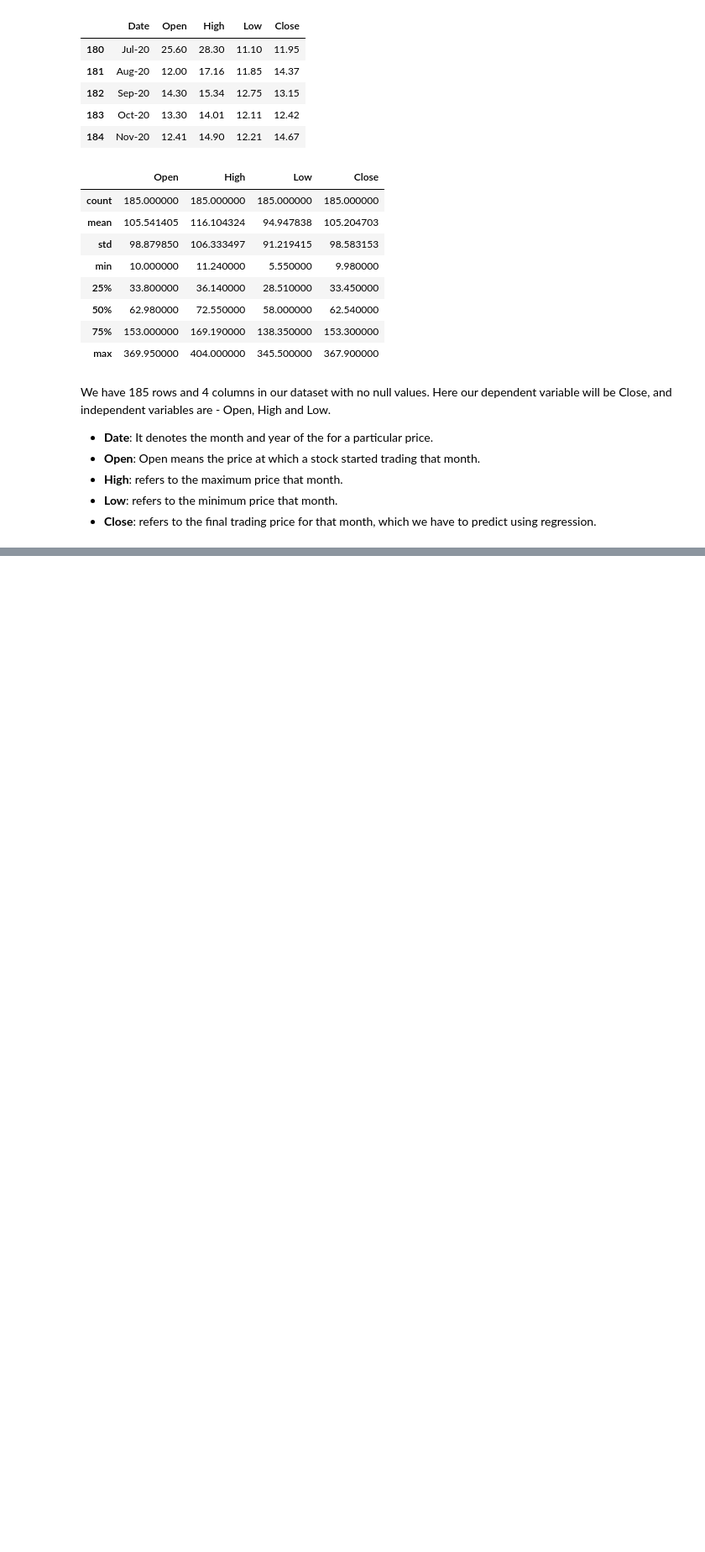
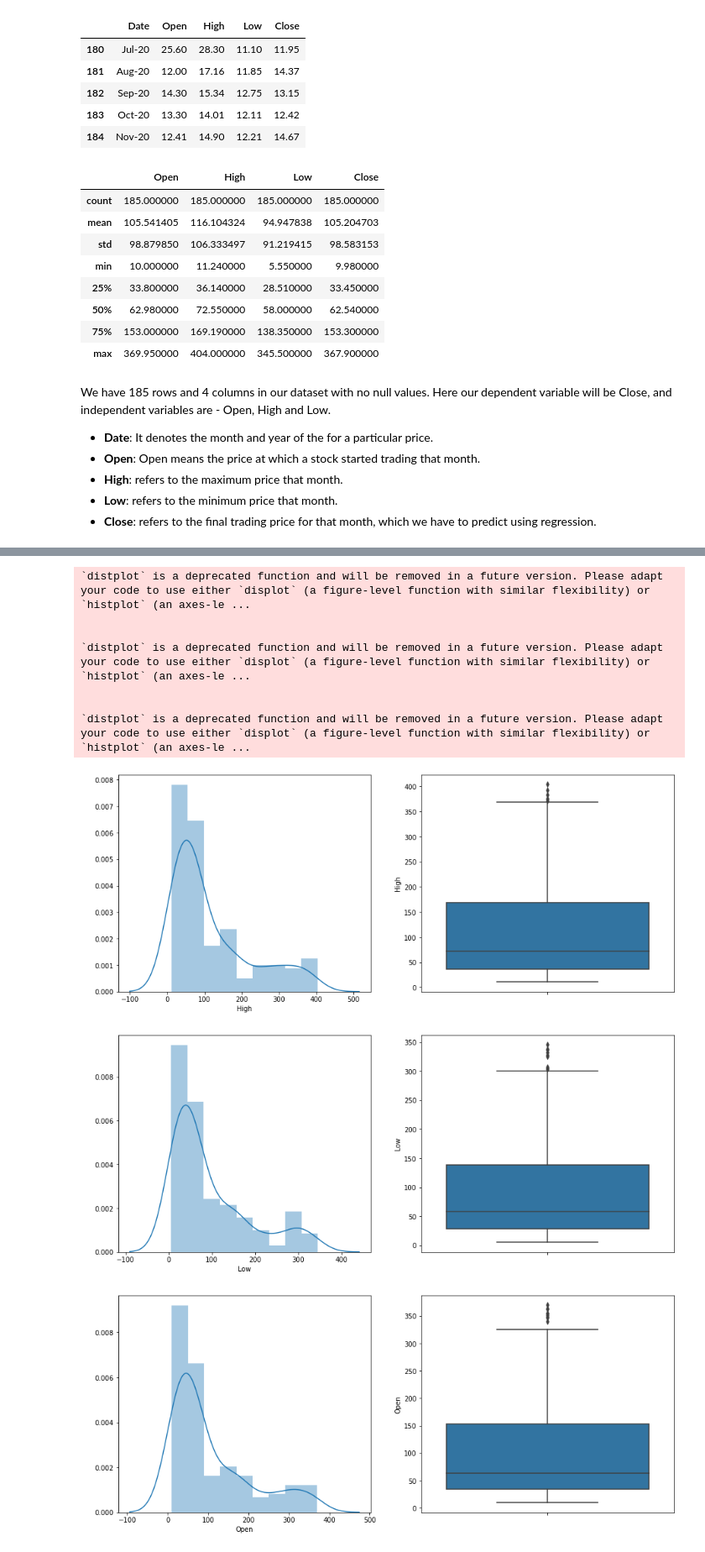
Before and after one commit to Kanika211/Yes_Bank_Stock_Closing_price, a Jupyter notebook: YES_Bank_Stock_Closing_Price.ipynb, the cells around one changed output, grey strips where cells are left out. Shown at 84% size. Drawn from its saved outputs; the diff is of its cells as text; code cells hidden in the pictures; blank space fills up the shorter version.

```diff
--- a/YES_Bank_Stock_Closing_Price.ipynb
+++ b/YES_Bank_Stock_Closing_Price.ipynb
@@ -94,0 +112,7 @@ We have 185 rows and 4 columns in our dataset with no null values. Here our depe
+# %%
+#copying data to preserve orignal file
+df1= Yes_Bank_df.copy()
+# %%
+# converting 'Date' into datetime - YYYY-MM-DD
+from datetime import datetime
+df1['Date'] = pd.to_datetime(Yes_Bank_df['Date'].apply(lambda x: datetime.strptime(x, '%b-%y')))
@@ -94,0 +128,3 @@ We have 185 rows and 4 columns in our dataset with no null values. Here our depe
+# %%
+indep_var=df1[['High','Low','Open']]
+dep_var=df1['Close']
@@ -94,0 +137,24 @@ We have 185 rows and 4 columns in our dataset with no null values. Here our depe
+# %%
+#plots for independent variables
+for var in indep_var:
+    plt.figure(figsize=(15,6))
+    plt.subplot(1, 2, 1)
+    fig = sns.distplot(df1[var].dropna())
+    fig.set_ylabel(' ')
+    fig.set_xlabel(var)
+
+    plt.subplot(1, 2, 2)
+    fig = sns.boxplot(y=df1[var])
+    fig.set_title('')
+    fig.set_ylabel(var)
+# %% [output]
+`distplot` is a deprecated function and will be removed in a future version. Please adapt your code to use either `displot` (a figure-level function with similar flexibility) or `histplot` (an axes-le ...
+
+
+`distplot` is a deprecated function and will be removed in a future version. Please adapt your code to use either `displot` (a figure-level function with similar flexibility) or `histplot` (an axes-le ...
+
+
+`distplot` is a deprecated function and will be removed in a future version. Please adapt your code to use either `displot` (a figure-level function with similar flexibility) or `histplot` (an axes-le ...
+[figure, added]
+[figure, added]
+[figure, added]
```
Also changed, not shown: parts of 10 cells of this notebook.
